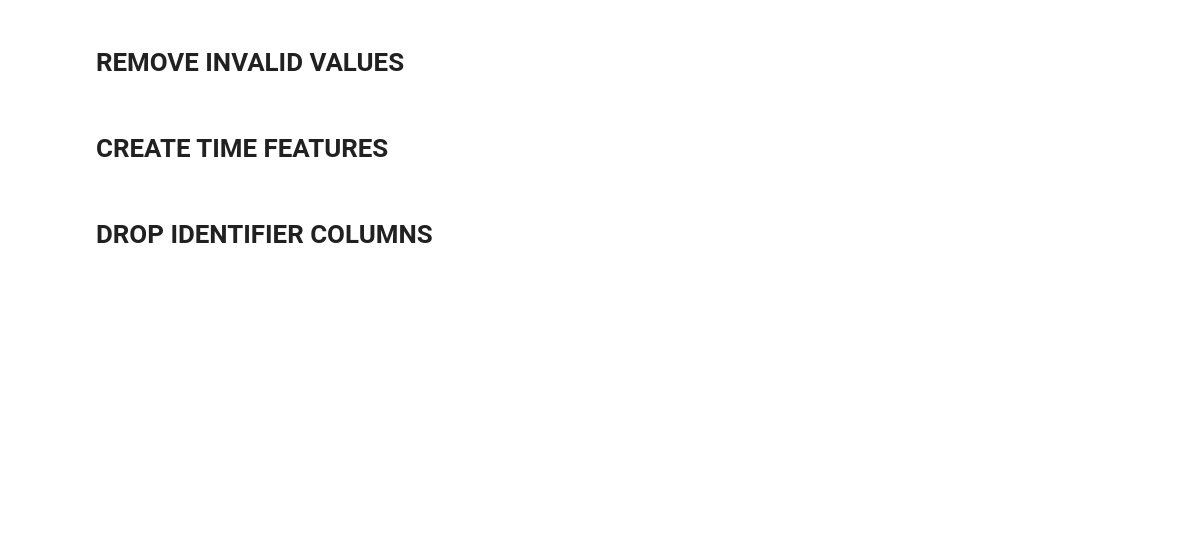
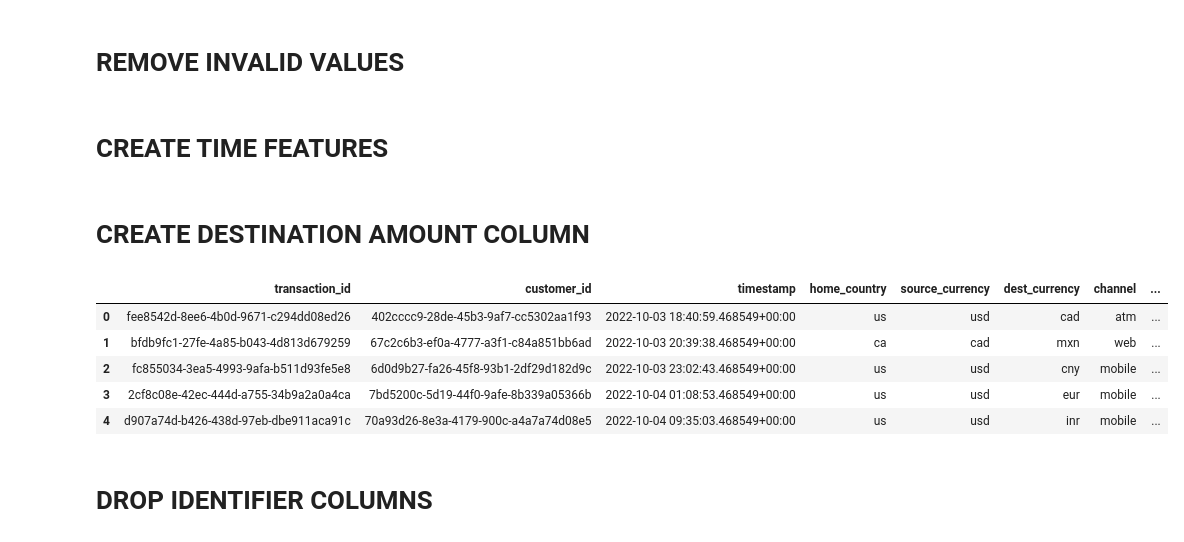
Before and after one commit to Barth40/fraud-detection-ml-platform, a Jupyter notebook: notebooks/01_fraud_eda.ipynb, the cells around one changed output. Cells and saved outputs as stored; diff of their text form; code cells hidden in the pictures; blank space fills up the shorter version.

```diff
--- a/notebooks/01_fraud_eda.ipynb
+++ b/notebooks/01_fraud_eda.ipynb
@@ -277,3 +277,5 @@ df["day_of_week"] = df["timestamp"].dt.day_name()
 # %%
 # Extract month
 df["month"] = df["timestamp"].dt.month
+# %% [markdown]
+# CREATE DESTINATION AMOUNT COLUMN
@@ -280,3 +288,12 @@ df["month"] = df["timestamp"].dt.month
+# %%
+df.head(5)
+# %% [output]
+|  | transaction_id | customer_id | timestamp | home_country | source_currency | dest_currency | channel | ... |
+| 0 | fee8542d-8ee6-4b0d-9671-c294dd08ed26 | 402cccc9-28de-45b3-9af7-cc5302aa1f93 | 2022-10-03 18:40:59.468549+00:00 | us | usd | cad | atm | ... |
+| 1 | bfdb9fc1-27fe-4a85-b043-4d813d679259 | 67c2c6b3-ef0a-4777-a3f1-c84a851bb6ad | 2022-10-03 20:39:38.468549+00:00 | ca | cad | mxn | web | ... |
+| 2 | fc855034-3ea5-4993-9afa-b511d93fe5e8 | 6d0d9b27-fa26-45f8-93b1-2df29d182d9c | 2022-10-03 23:02:43.468549+00:00 | us | usd | cny | mobile | ... |
+| 3 | 2cf8c08e-42ec-444d-a755-34b9a2a0a4ca | 7bd5200c-5d19-44f0-9afe-8b339a05366b | 2022-10-04 01:08:53.468549+00:00 | us | usd | eur | mobile | ... |
+| 4 | d907a74d-b426-438d-97eb-dbe911aca91c | 70a93d26-8e3a-4179-900c-a4a7a74d08e5 | 2022-10-04 09:35:03.468549+00:00 | us | usd | inr | mobile | ... |
 # %% [markdown]
 # DROP IDENTIFIER COLUMNS
 # %%
```
Also changed, not shown: parts of 6 cells of this notebook.
